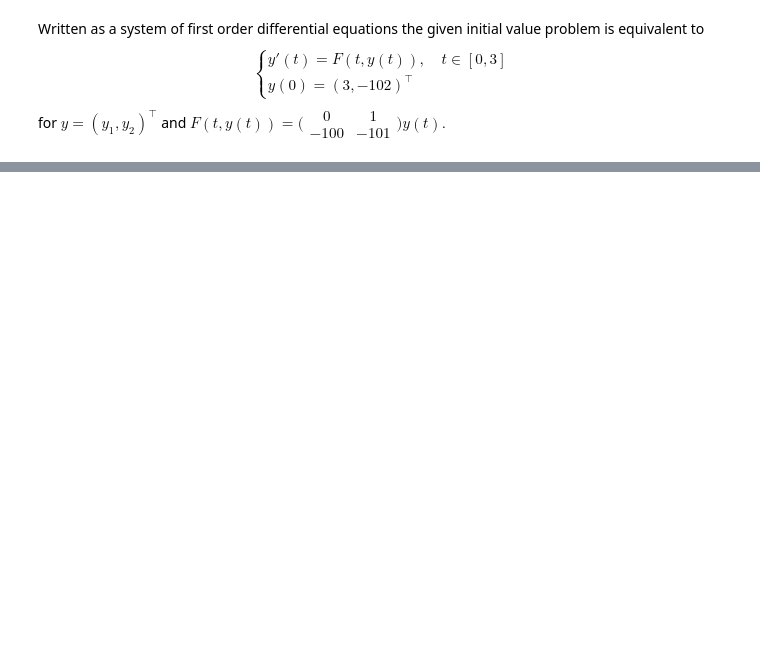
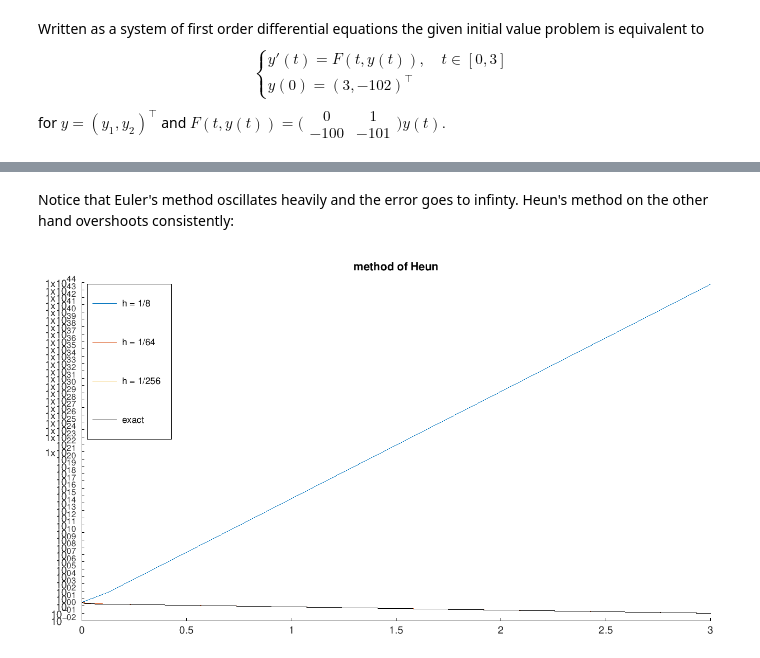
Before and after one commit to maxstollmayer/Advanced-Numerical-Analysis-Course, a Jupyter notebook: exercise32.ipynb, the cells around one changed output, grey strips where cells are left out. Cells and saved outputs as stored; diff of their text form; code cells hidden in the pictures; blank space fills up the shorter version.

```diff
--- a/exercise32.ipynb
+++ b/exercise32.ipynb
@@ -196,0 +123,12 @@ loglog(steps, errors, "r")
+# %% [markdown]
+Notice that Euler's method oscillates heavily and the error goes to infinty. Heun's method on the other hand overshoots consistently:
+# %%
+hold on;
+for i = 1 : length(steps)
+    semilogy(intervals{i}, heun_vals{i}, "DisplayName", sprintf("h = 1/%d", (steps(i) - 1) / 3));
+endfor
+semilogy(intervals{3}, exact_vals{3}, "k", "DisplayName", "exact");
+title("method of Heun");
+legend("location", "northwest");
+# %% [output]
+[figure, added]
```
Also changed, not shown: parts of 26 cells of this notebook, 7 other files.
